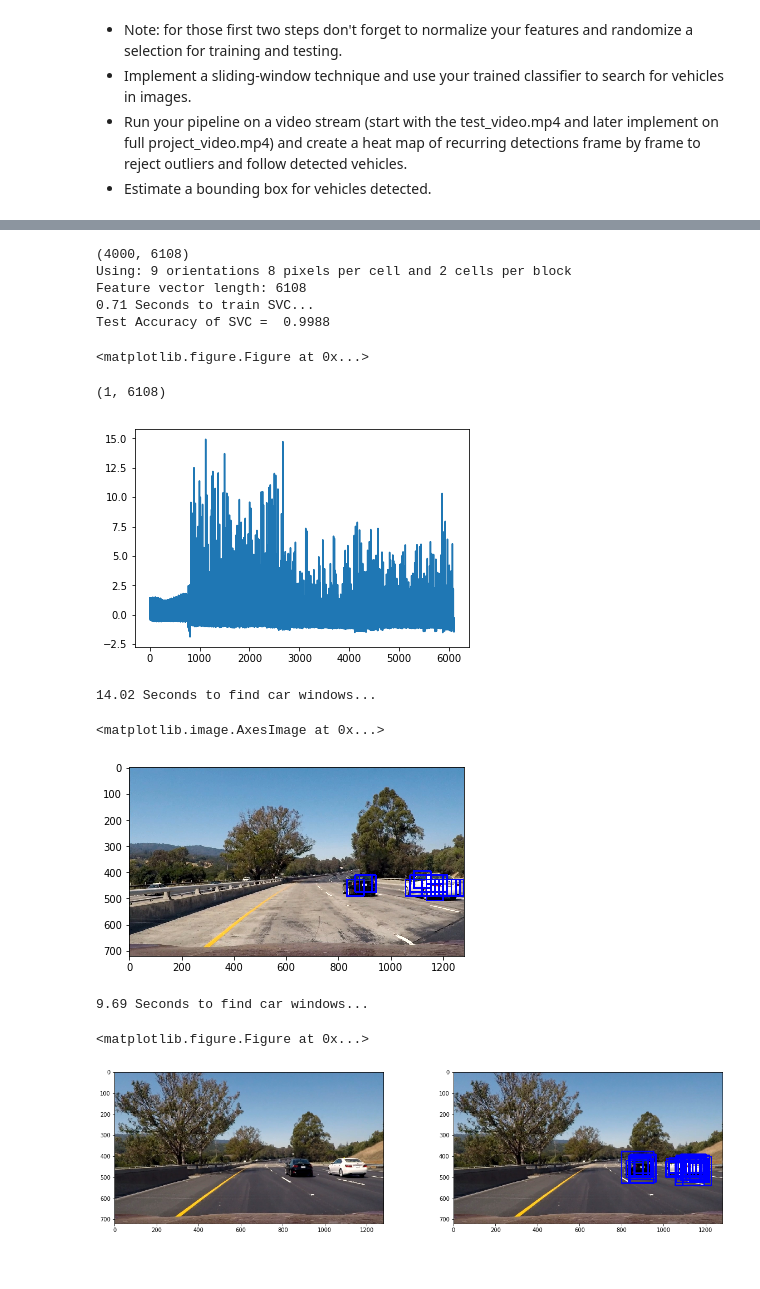
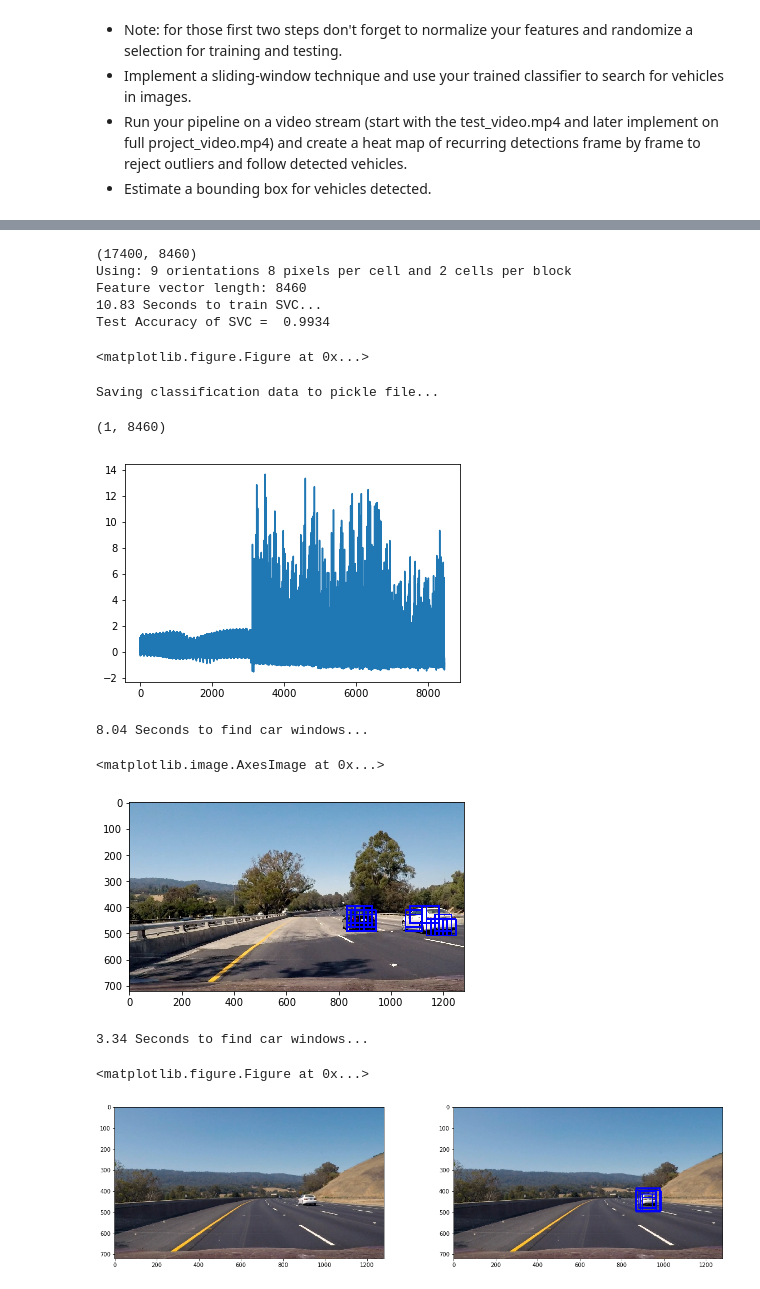
Before and after one commit to jocmom/CarND-Vehicle-Detection, a Jupyter notebook: P5.ipynb, the cells around one changed output, grey strips where cells are left out. Drawn from its saved outputs; the diff is of its cells as text; code cells hidden in the pictures.

Commit message:
ADD: save SVM via pickle

```diff
--- a/P5.ipynb
+++ b/P5.ipynb
@@ -69,18 +70,18 @@ plot_compare_images(example_cars, example_hog_cars)
 %run feature_extraction.py
 # Reduce the sample size because
 # The quiz evaluator times out after 13s of CPU time
-sample_size = 2000#8700
-cars = car_files[0:sample_size]
-notcars = notcar_files[0:sample_size]
+sample_size = 8700
+#cars = car_files[0:sample_size]
+#notcars = notcar_files[0:sample_size]
 
 ### TODO: Tweak these parameters and see how the results change.
-color_space = 'YCrCb' # Can be RGB, HSV, LUV, HLS, YUV, YCrCb
+color_space = 'YUV' # Can be RGB, HSV, LUV, HLS, YUV, YCrCb
 orient = 9  # HOG orientations
 pix_per_cell = 8 # HOG pixels per cell
 cell_per_block = 2 # HOG cells per block
 hog_channel = 'ALL' # Can be 0, 1, 2, or "ALL"
-spatial_size = (16, 16) # Spatial binning dimensions
-hist_bins = 16    # Number of histogram bins
+spatial_size = (32, 32) # Spatial binning dimensions
+hist_bins = 32    # Number of histogram bins
 spatial_feat = True # Spatial features on or off
 hist_feat = True # Histogram features on or off
 hog_feat = True # HOG features on or off
@@ -131,12 +132,38 @@ def train_svc():
 
 svc, X_scaler = train_svc()
 # %% [output]
-(4000, 6108)
+(17400, 8460)
 Using: 9 orientations 8 pixels per cell and 2 cells per block
-Feature vector length: 6108
-0.71 Seconds to train SVC...
-Test Accuracy of SVC =  0.9988
+Feature vector length: 8460
+10.83 Seconds to train SVC...
+Test Accuracy of SVC =  0.9934
 <matplotlib.figure.Figure at 0x...>
+# %%
+# save SVM data
+pickle_file = 'svm.p'
+print('Saving classification data to pickle file...')
+try:
+    with open(pickle_file, 'wb') as pfile:
+        pickle.dump(
+            {   'svc':svc,
+                'X_scaler': X_scaler,
+                'color_space': color_space,
+                'spatial_size': spatial_size,
+                'hist_bins': hist_bins,
+                'orient': orient,
+                'pix_per_cell': pix_per_cell,
+                'cell_per_block': cell_per_block,
+                'hog_channel': hog_channel,
+                'spatial_feat': spatial_feat,
+                'hist_feat': hist_feat,
+                'hog_feat':hog_feat
+            },
+            pfile, pickle.HIGHEST_PROTOCOL)
+except Exception as e:
+    print('Error saving pickle file', pickle_file, ':', e)
+    raise
+# %% [output]
+Saving classification data to pickle file...
 # %%
 %run feature_extraction.py
 image = snd.imread(test_files[0])
@@ -173,31 +200,31 @@ window_img = draw_boxes(draw_image, hot_windows, color=(0, 0, 255), thick=6)
 
 plt.imshow(window_img)
 # %% [output]
-(1, 6108)
+(1, 8460)
-[figure, old version]
+[figure, new version]
-14.02 Seconds to find car windows...
+8.04 Seconds to find car windows...
 <matplotlib.image.AxesImage at 0x...>
-[figure, old version]
+[figure, new version]
 # %%
 %run feature_extraction.py
-image = snd.imread(test_files[5])
+image = snd.imread(test_files[1])
 draw_image = np.copy(image)
 t=time.time()
 hot_boxes = []
-for scale in np.arange(1., 2.5, 0.125):
+for scale in np.arange(1., 2.5, 0.25):
     out_img, boxes = find_cars(image, y_start_stop[0], y_start_stop[1], scale, \
                                  svc, X_scaler, orient, pix_per_cell, cell_per_block, spatial_size, hist_bins)
     hot_boxes += boxes
 
 t2 = time.time()
 print(round(t2-t, 2), 'Seconds to find car windows...')
 
 window_img = draw_boxes(draw_image, hot_boxes, color=(0, 0, 255), thick=6)
 plot_compare_images([image], [window_img])
 # %% [output]
-9.69 Seconds to find car windows...
+3.34 Seconds to find car windows...
 <matplotlib.figure.Figure at 0x...>
-[figure, old version]
+[figure, new version]
 # %%
 %run feature_extraction.py
 %run box.py
```
Also changed, not shown: parts of 6 cells of this notebook.
